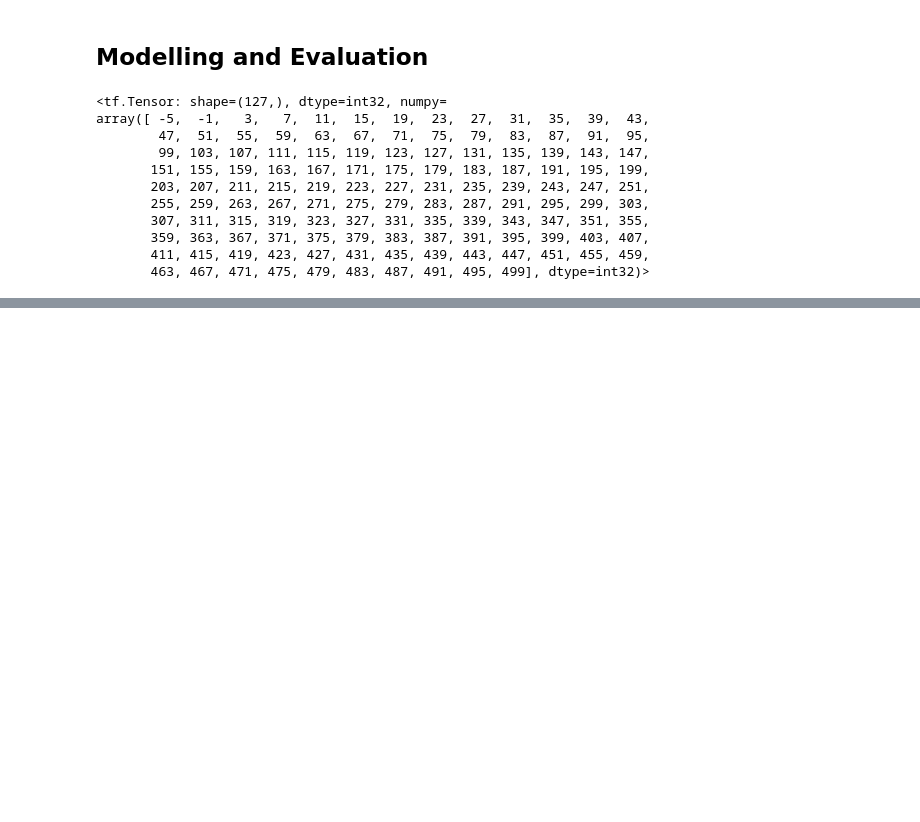
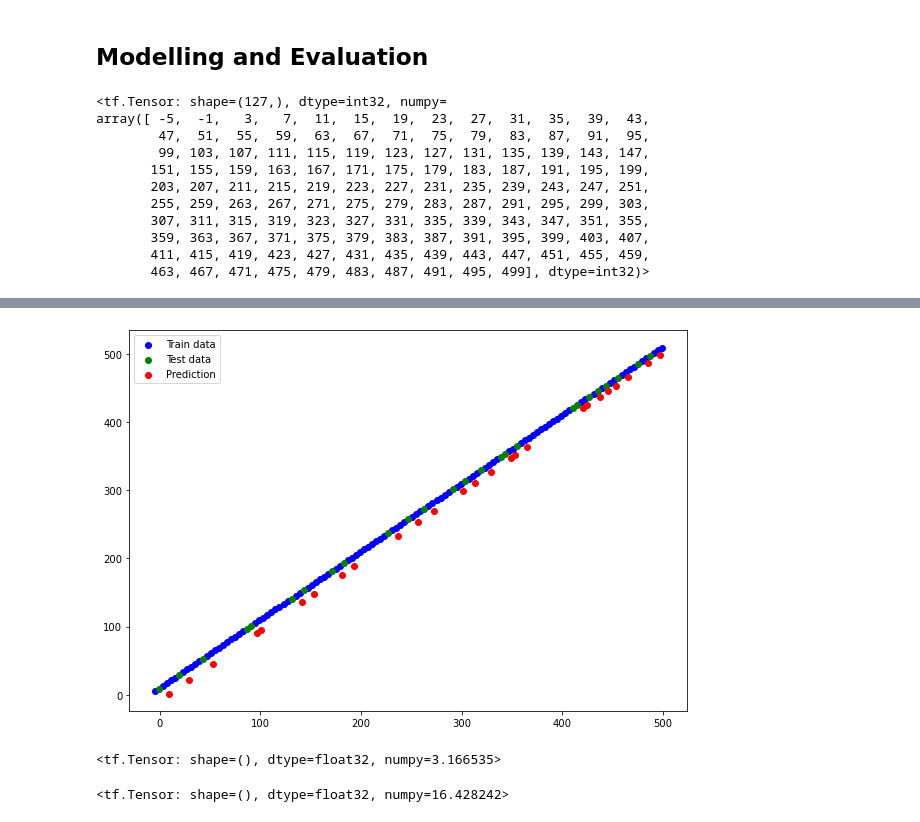
Before and after one commit to anice1/Tensorflow-Revision, a Jupyter notebook: Tensorflow Revision.ipynb, the cells around one changed output, grey strips where cells are left out. Saved outputs shown, nothing was run; the diff lists cells and outputs as text; code cells hidden in the pictures; blank space fills up the shorter version.

```diff
--- a/Tensorflow Revision.ipynb
+++ b/Tensorflow Revision.ipynb
@@ -590,0 +688,13 @@ array([ -5,  -1,   3,   7,  11,  15,  19,  23,  27,  31,  35,  39,  43,
+# %%
+model2 = tf.keras.Sequential([
+    tf.keras.layers.Dense(100, activation='relu'),
+    tf.keras.layers.Dense(100, activation='relu'),
+    tf.keras.layers.Dense(100, activation='relu'),
+    tf.keras.layers.Dense(1)
+])
+
+model2.compile(loss=tf.keras.losses.mae,
+              optimizer=tf.keras.optimizers.Adam(lr=0.001),
+              metrics=['mae'])
+
+model2.fit(tf.expand_dims(X_train,axis=-1), y_train, epochs=50)
@@ -590,0 +771,3 @@ array([ -5,  -1,   3,   7,  11,  15,  19,  23,  27,  31,  35,  39,  43,
+# %%
+y_pred = model2.predict(X_test)
+y_pred
@@ -590,0 +792,37 @@ array([ -5,  -1,   3,   7,  11,  15,  19,  23,  27,  31,  35,  39,  43,
+# %%
+def plot_predictions(train_data = X_train, train_label=y_train, test_data=X_test, test_label=y_test, prediction=y_pred):
+    """
+        This function allows us plot the train and test data with comparison to the predictions
+    """
+    # Define a figure
+    plt.figure(figsize=(10,7))
+
+    #plot the train data
+    plt.scatter(train_data, train_label, c='b', label='Train data')
+
+    #plot the testing data
+    plt.scatter(test_data, test_label, c='g', label='Test data')
+
+    #plot the model prediction
+    plt.scatter(test_label, y_pred, c='r', label='Prediction')
+
+    plt.legend();
+# %%
+plot_predictions(train_data = X_train,
+                 train_label=y_train,
+                 test_data=X_test,
+                 test_label=y_test,
+                 prediction=y_pred)
+# %% [output]
+[figure, added]
+# %%
+# calculate the mean absolute error
+mae = tf.metrics.mean_absolute_error(y_test, tf.squeeze(y_pred))
+mae
+# %% [output]
+<tf.Tensor: shape=(), dtype=float32, numpy=3.166535>
+# %%
+mse = tf.metrics.mean_squared_error(y_test, tf.squeeze(y_pred))
+mse
+# %% [output]
+<tf.Tensor: shape=(), dtype=float32, numpy=16.428242>
```
Also changed, not shown: parts of 32 cells of this notebook, 5 other files.
